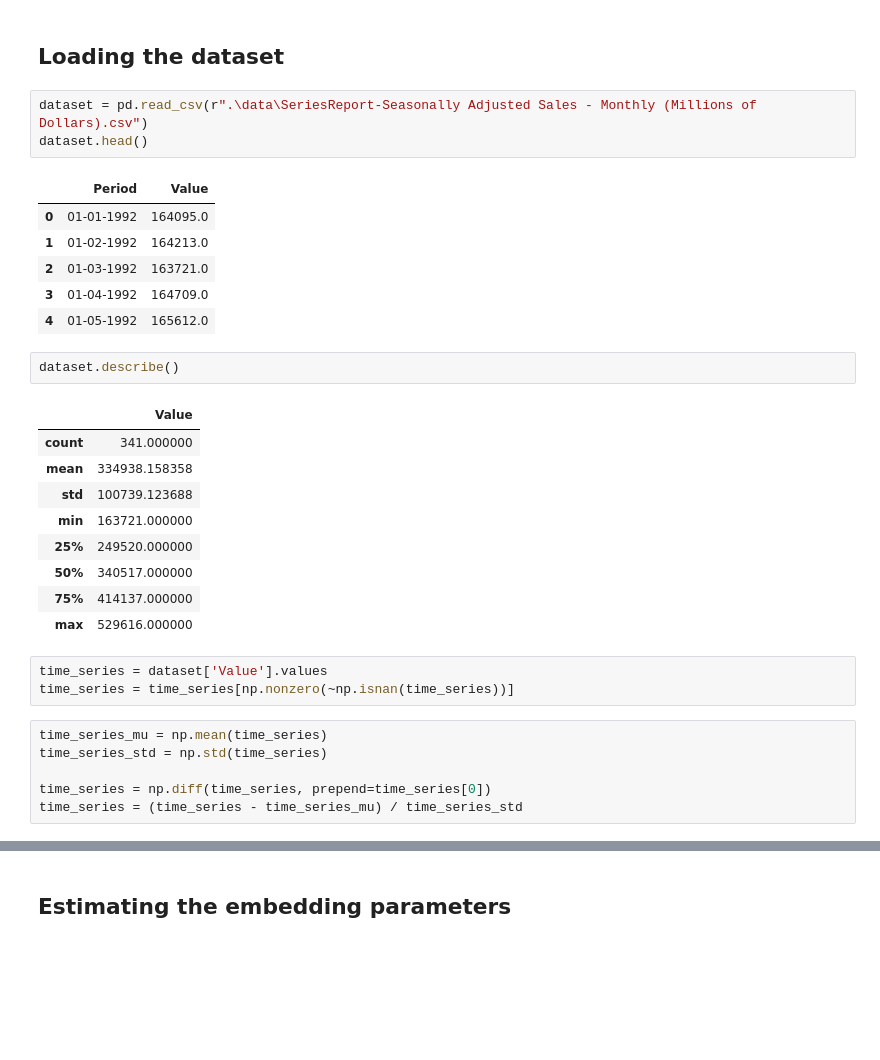
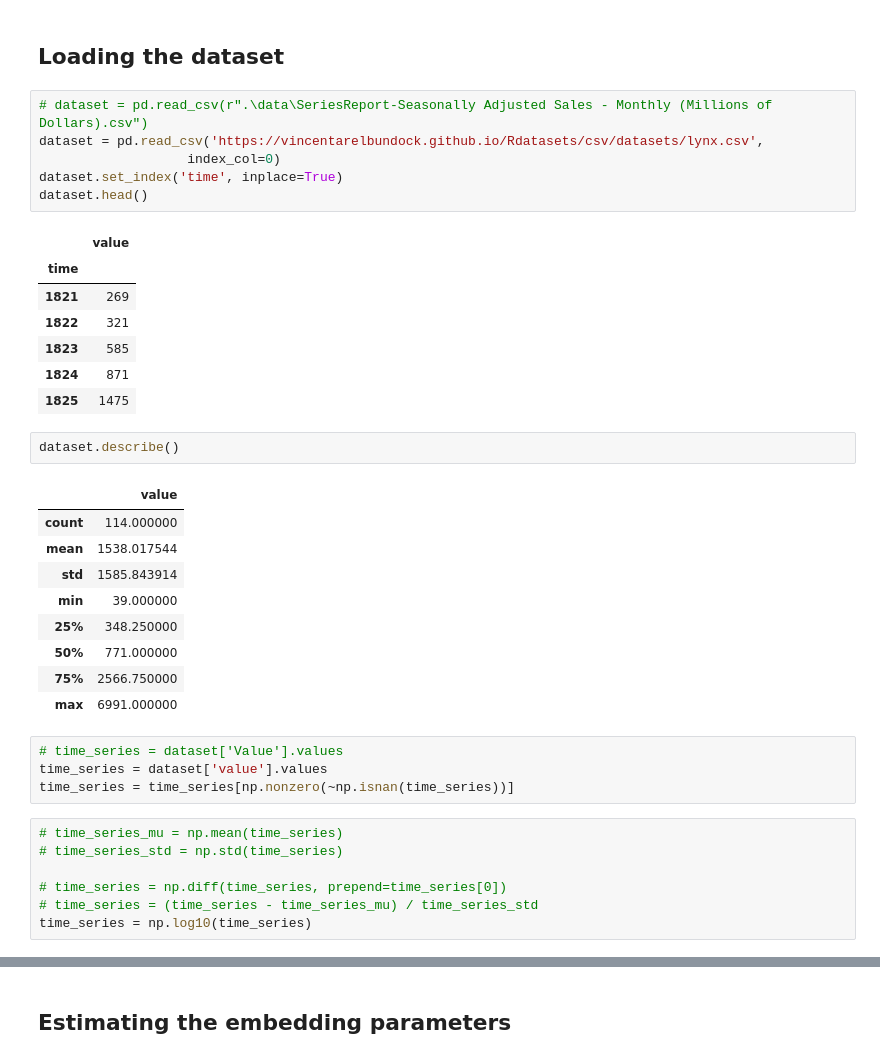
Before and after one commit to lichterberci/rbfar-ols, a Jupyter notebook: experiments.ipynb, the cells around one changed output, grey strips where cells are left out. Saved outputs shown, nothing was run; the diff lists cells and outputs as text; blank space fills up the shorter version.

```diff
--- a/experiments.ipynb
+++ b/experiments.ipynb
@@ -17,36 +17,42 @@ from lag_estimation import estimate_tau, OptimalLagSelectionMethod, AmiEstimator
 # %% [markdown]
 ## Loading the dataset
 # %%
-dataset = pd.read_csv(r".\data\SeriesReport-Seasonally Adjusted Sales - Monthly (Millions of Dollars).csv")
+# dataset = pd.read_csv(r".\data\SeriesReport-Seasonally Adjusted Sales - Monthly (Millions of Dollars).csv")
+dataset = pd.read_csv('https://vincentarelbundock.github.io/Rdatasets/csv/datasets/lynx.csv',
+                   index_col=0)
+dataset.set_index('time', inplace=True)
 dataset.head()
 # %% [output]
-|  | Period | Value |
-| 0 | 01-01-1992 | 164095.0 |
-| 1 | 01-02-1992 | 164213.0 |
-| 2 | 01-03-1992 | 163721.0 |
-| 3 | 01-04-1992 | 164709.0 |
-| 4 | 01-05-1992 | 165612.0 |
+|  | value |
+| time |  |
+| 1821 | 269 |
+| 1822 | 321 |
+| 1823 | 585 |
+| 1824 | 871 |
+| 1825 | 1475 |
 # %%
 dataset.describe()
 # %% [output]
-|  | Value |
-| count | 341.000000 |
-| mean | 334938.158358 |
-| std | 100739.123688 |
-| min | 163721.000000 |
-| 25% | 249520.000000 |
-| 50% | 340517.000000 |
-| 75% | 414137.000000 |
-| max | 529616.000000 |
+|  | value |
+| count | 114.000000 |
+| mean | 1538.017544 |
+| std | 1585.843914 |
+| min | 39.000000 |
+| 25% | 348.250000 |
+| 50% | 771.000000 |
+| 75% | 2566.750000 |
+| max | 6991.000000 |
 # %%
-time_series = dataset['Value'].values
+# time_series = dataset['Value'].values
+time_series = dataset['value'].values
 time_series = time_series[np.nonzero(~np.isnan(time_series))]
 # %%
-time_series_mu = np.mean(time_series)
-time_series_std = np.std(time_series)
+# time_series_mu = np.mean(time_series)
+# time_series_std = np.std(time_series)
 
-time_series = np.diff(time_series, prepend=time_series[0])
-time_series = (time_series - time_series_mu) / time_series_std
+# time_series = np.diff(time_series, prepend=time_series[0])
+# time_series = (time_series - time_series_mu) / time_series_std
+time_series = np.log10(time_series)
 # %%
 plt.figure(figsize=(15, 4))
 plt.plot(time_series)
```
Also changed, not shown: parts of 9 cells of this notebook, 10 other files.
